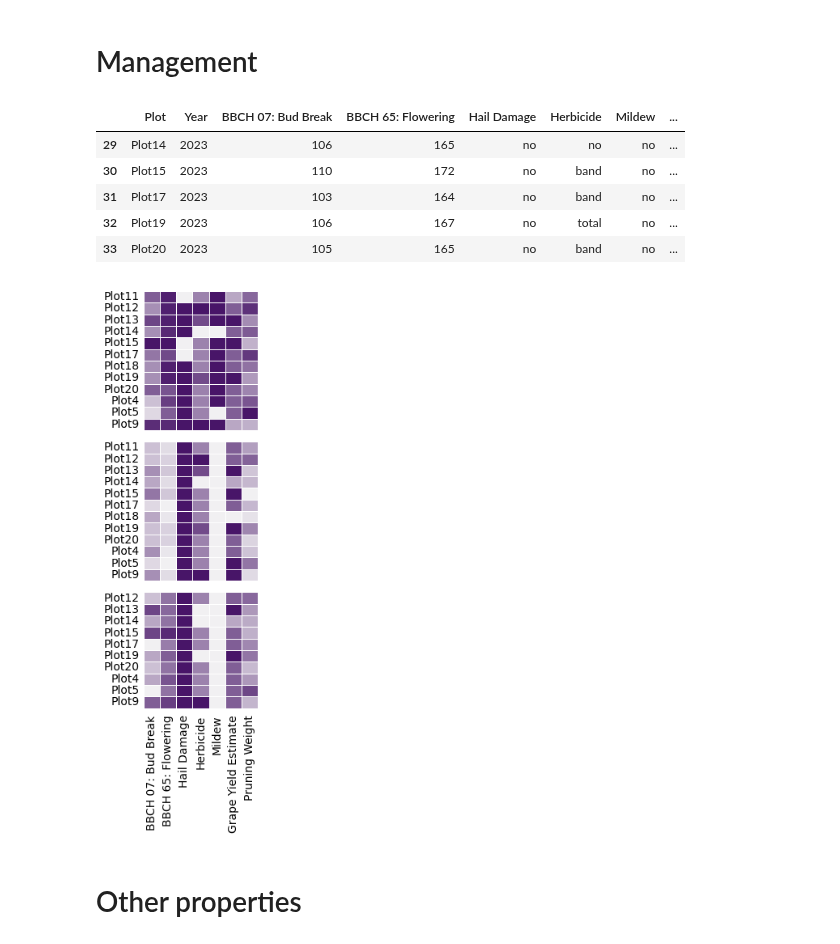
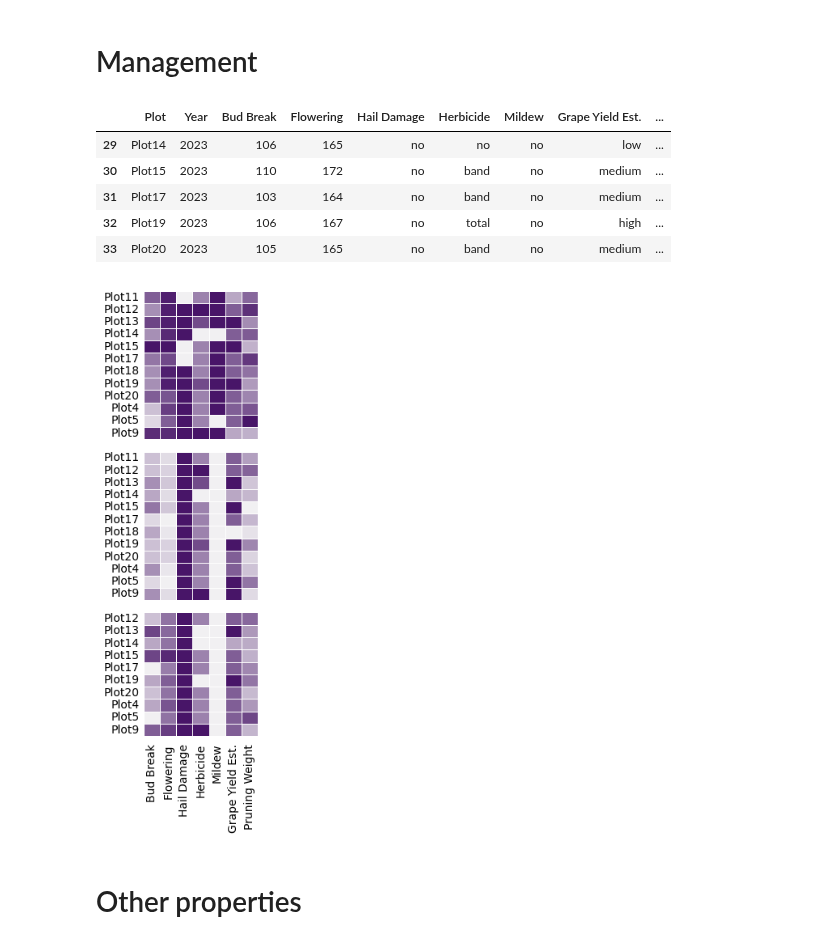
Before and after one commit to bokulich-publications/microterroir, a Jupyter notebook: Soil-Analysis/Plot_Properties.ipynb, the cells around one changed output. Drawn from its saved outputs; the diff is of its cells as text; code cells hidden in the pictures.

Commit message:
Plot properties

```diff
--- a/Soil-Analysis/Plot_Properties.ipynb
+++ b/Soil-Analysis/Plot_Properties.ipynb
@@ -21,33 +21,33 @@ df_management = df_management[['Plot', 'Year', 'Phenology_BudBreak', 'Phenology_
        'Hail_Damage', 'Herbicide', 'Mildew', 'Grape_Yield_Estimate','Pruning_Weight']]
 df_management['Plot'] = 'Plot' + df_management['Plot'].astype(str)
 
-df_management.rename(columns={'Phenology_BudBreak':'BBCH 07: Bud Break', 'Phenology_Flowering' :'BBCH 65: Flowering',
-                              'Grape_Yield_Estimate': 'Grape Yield Estimate', 'Pruning_Weight':'Pruning Weight',
+df_management.rename(columns={'Phenology_BudBreak':'Bud Break', 'Phenology_Flowering' :'Flowering',
+                              'Grape_Yield_Estimate': 'Grape Yield Est.', 'Pruning_Weight':'Pruning Weight',
                               'Hail_Damage':'Hail Damage'}, inplace=True)
 
 df_management.tail()
 # %% [output]
-|  | Plot | Year | BBCH 07: Bud Break | BBCH 65: Flowering | Hail Damage | Herbicide | Mildew | ... |
-| 29 | Plot14 | 2023 | 106 | 165 | no | no | no | ... |
-| 30 | Plot15 | 2023 | 110 | 172 | no | band | no | ... |
-| 31 | Plot17 | 2023 | 103 | 164 | no | band | no | ... |
-| 32 | Plot19 | 2023 | 106 | 167 | no | total | no | ... |
-| 33 | Plot20 | 2023 | 105 | 165 | no | band | no | ... |
+|  | Plot | Year | Bud Break | Flowering | Hail Damage | Herbicide | Mildew | Grape Yield Est. | ... |
+| 29 | Plot14 | 2023 | 106 | 165 | no | no | no | low | ... |
+| 30 | Plot15 | 2023 | 110 | 172 | no | band | no | medium | ... |
+| 31 | Plot17 | 2023 | 103 | 164 | no | band | no | medium | ... |
+| 32 | Plot19 | 2023 | 106 | 167 | no | total | no | high | ... |
+| 33 | Plot20 | 2023 | 105 | 165 | no | band | no | medium | ... |
 # %%
 # Ensure categorical variables are properly ordered
 df_management['Hail Damage'] = pd.Categorical(df_management['Hail Damage'], categories=['no', 'low', 'medium', 'high', 'total'], ordered=True)
 df_management['Herbicide'] = pd.Categorical(df_management['Herbicide'], categories=['none', 'band', 'total', 'almost_total'], ordered=True)
 df_management['Mildew'] = pd.Categorical(df_management['Mildew'], categories=['no', 'yes'], ordered=True)
-df_management['Grape Yield Estimate'] = pd.Categorical(df_management['Grape Yield Estimate'], categories=['low', 'medium', 'high'], ordered=True)
+df_management['Grape Yield Est.'] = pd.Categorical(df_management['Grape Yield Est.'], categories=['low', 'medium', 'high'], ordered=True)
 
 # Convert categorical variables to numeric encoding
 df_encoded = df_management.copy()
-for col in ['Hail Damage', 'Herbicide', 'Mildew', 'Grape Yield Estimate']:
+for col in ['Hail Damage', 'Herbicide', 'Mildew', 'Grape Yield Est.']:
     df_encoded[col] = df_encoded[col].cat.codes  # Convert categories to numbers
 
 # Define heatmap columns
-heatmap_columns = ['BBCH 07: Bud Break', 'BBCH 65: Flowering', 'Hail Damage', 'Herbicide',
-                   'Mildew', 'Grape Yield Estimate', 'Pruning Weight']
+heatmap_columns = ['Bud Break', 'Flowering', 'Hail Damage', 'Herbicide',
+                   'Mildew', 'Grape Yield Est.', 'Pruning Weight']
 
 # Sort by Year and Plot
 df_encoded = df_encoded.sort_values(['Year', 'Plot']).set_index(['Year', 'Plot'])
@@ -68,34 +68,34 @@ df_with_spaces.index = df_with_spaces.index.map(lambda x: '' if x[0] == '' else
 
 # Normalize each column separately
 for col in heatmap_columns:
     min_val = df_with_spaces[col].min(skipna=True)
     max_val = df_with_spaces[col].max(skipna=True)
     if min_val != max_val:  # Avoid division by zero
         df_with_spaces[col] = (df_with_spaces[col] - min_val) / (max_val - min_val)
 
 # Custom colormap from white to #481568FF
 custom_palette = sns.light_palette("#481568FF", as_cmap=True)
 
 # Plot heatmap
 plt.figure(figsize=(2.2, 7))
 ax = sns.heatmap(df_with_spaces, cmap=custom_palette, annot=False, fmt='.1f', linewidths=0.5,
                  mask=df_with_spaces.isna(),  # Hide empty rows
                  xticklabels=True, yticklabels=True, cbar=False, cbar_kws={'shrink': 0.4})  # Shrink colorbar
 
 # Formatting
 #plt.title("Management Properties by Plot and Year")
 plt.ylabel("")
 plt.xticks(rotation=90, ha="center")
 plt.yticks(rotation=0)
 
 ax.tick_params(axis='both', length=0)
 ax.xaxis.set_tick_params(pad=-4)
 
 plt.tight_layout()
 plt.savefig("/Users/lfloerl/Desktop/MICROTERROIR/Figures/Management_Heatmap_Combined.png", dpi=1200)
 plt.show()
 # %% [output]
-[figure, old version]
+[figure, new version]
 # %% [markdown]
 # Other properties
 # %%
```
